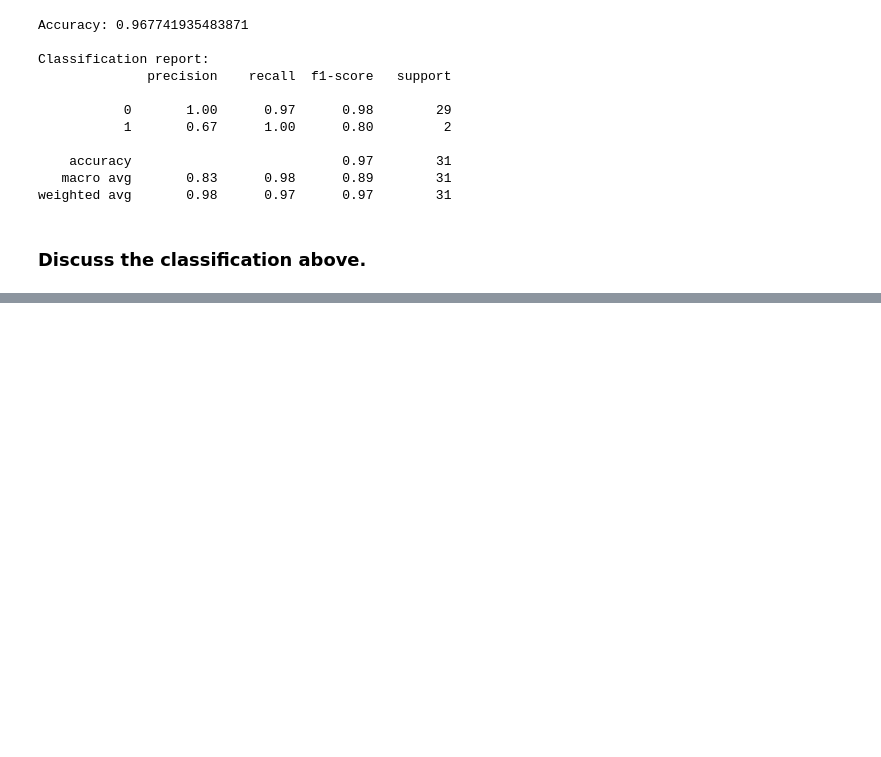
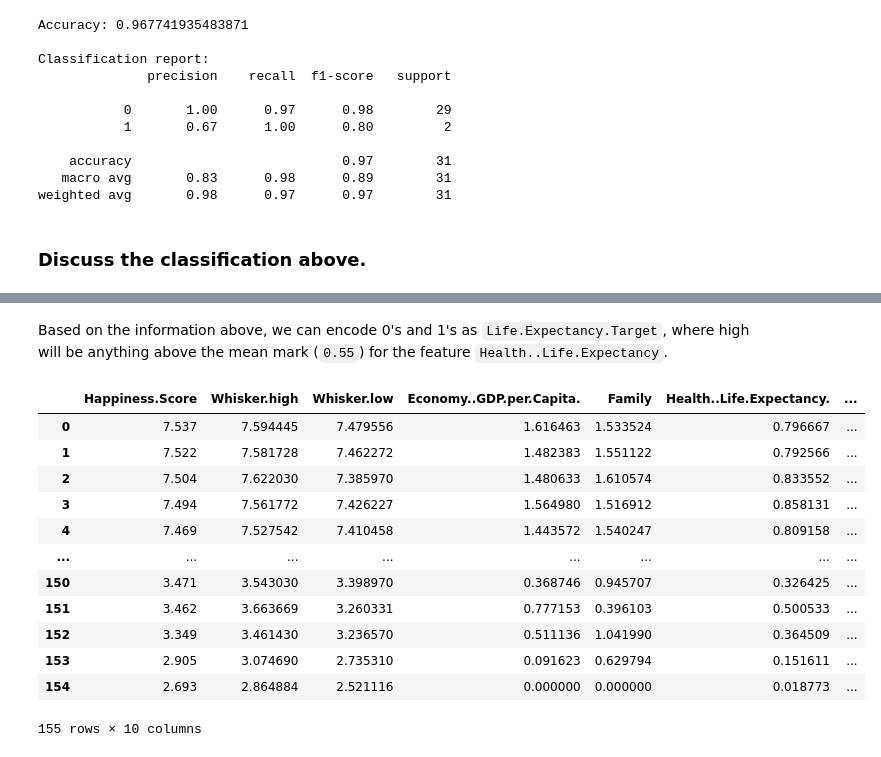
Before and after one commit to Vovegog/IBE400---Group-Project, a Jupyter notebook: groupProject.ipynb, the cells around one changed output, grey strips where cells are left out. Drawn from its saved outputs; the diff is of its cells as text; code cells hidden in the pictures; blank space fills up the shorter version.

```diff
--- a/groupProject.ipynb
+++ b/groupProject.ipynb
@@ -318,0 +310,18 @@ df
+# %% [markdown]
+Based on the information above, we can encode 0's and 1's as `Life.Expectancy.Target`, where high will be anything above the mean mark (`0.55`) for the feature `Health..Life.Expectancy`.
+# %%
+eda_df
+# %% [output]
+|  | Happiness.Score | Whisker.high | Whisker.low | Economy..GDP.per.Capita. | Family | Health..Life.Expectancy. | ... |
+| 0 | 7.537 | 7.594445 | 7.479556 | 1.616463 | 1.533524 | 0.796667 | ... |
+| 1 | 7.522 | 7.581728 | 7.462272 | 1.482383 | 1.551122 | 0.792566 | ... |
+| 2 | 7.504 | 7.622030 | 7.385970 | 1.480633 | 1.610574 | 0.833552 | ... |
+| 3 | 7.494 | 7.561772 | 7.426227 | 1.564980 | 1.516912 | 0.858131 | ... |
+| 4 | 7.469 | 7.527542 | 7.410458 | 1.443572 | 1.540247 | 0.809158 | ... |
+| ... | ... | ... | ... | ... | ... | ... | ... |
+| 150 | 3.471 | 3.543030 | 3.398970 | 0.368746 | 0.945707 | 0.326425 | ... |
+| 151 | 3.462 | 3.663669 | 3.260331 | 0.777153 | 0.396103 | 0.500533 | ... |
+| 152 | 3.349 | 3.461430 | 3.236570 | 0.511136 | 1.041990 | 0.364509 | ... |
+| 153 | 2.905 | 3.074690 | 2.735310 | 0.091623 | 0.629794 | 0.151611 | ... |
+| 154 | 2.693 | 2.864884 | 2.521116 | 0.000000 | 0.000000 | 0.018773 | ... |
+155 rows × 10 columns
```
Also changed, not shown: parts of 8 cells of this notebook.
